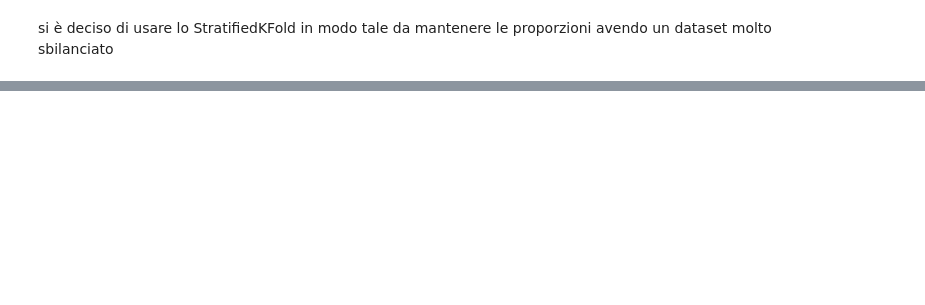
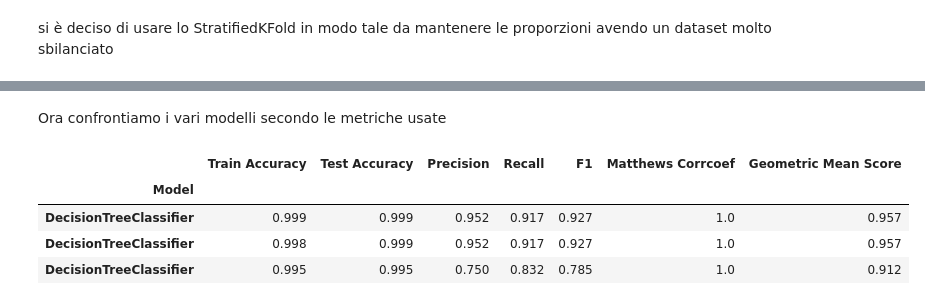
Before and after one commit to DanieleCecca/ICON-Project, a Jupyter notebook: Classification/classificazione.ipynb, the cells around one changed output, grey strips where cells are left out. Saved outputs shown, nothing was run; the diff lists cells and outputs as text; code cells hidden in the pictures; blank space fills up the shorter version.

```diff
--- a/Classification/classificazione.ipynb
+++ b/Classification/classificazione.ipynb
@@ -425,0 +778,17 @@ Test score: 0.9961240310077519
+# %%
+# in param_grid sono definiti gli iperparametri
+# TODO definire iper parametri per ogni metodo di classificazione
+param_grid = {'C': [0.1, 1, 10, 100, 1000],
+              'gamma': [1, 0.1, 0.01, 0.001, 0.0001],
+              'kernel': ['rbf']
+              }
+
+new_params = {'classifier__' + key: param_grid[key] for key in param_grid}
+
+# TODO verificare per quale motivo non funzionano le altre metriche
+grid_search = GridSearchCV(estimator=pipeline,
+                           param_grid=new_params,
+                           scoring='accuracy',
+                           cv=stratified_kfold,
+                           verbose = 5,
+                           n_jobs=-1) # utilizzerà tutti i processori disponibili
@@ -425,0 +829,33 @@ Test score: 0.9961240310077519
+# %%
+scoring_list.append(dict([
+    ('Model', 'SVM'),
+    ('Train Accuracy', round(cv_score, 3)),
+    ('Test Accuracy', round(accuracy, 3)),
+    ('Precision', round(precision, 3)),
+    ('Recall', round(recall, 3)),
+    ('F1', round(f1, 3)),
+    ('Matthews Corrcoef', round(mcc)),
+    ('Geometric Mean Score', round(gm, 3))
+     ]))
+# %% [markdown]
+Ora confrontiamo i vari modelli secondo le metriche usate
+# %%
+results = pd.DataFrame(data=scoring_list)
+results = results[['Model',
+                   'Train Accuracy',
+                   'Test Accuracy',
+                   'Precision',
+                   'Recall',
+                   'F1',
+                   'Matthews Corrcoef',
+                   'Geometric Mean Score']]
+
+results = results.sort_values(by='Recall', ascending=False)
+results = results.set_index('Model')
+results
+# %% [output]
+|  | Train Accuracy | Test Accuracy | Precision | Recall | F1 | Matthews Corrcoef | Geometric Mean Score |
+| Model |  |  |  |  |  |  |  |
+| DecisionTreeClassifier | 0.999 | 0.999 | 0.952 | 0.917 | 0.927 | 1.0 | 0.957 |
+| DecisionTreeClassifier | 0.998 | 0.999 | 0.952 | 0.917 | 0.927 | 1.0 | 0.957 |
+| DecisionTreeClassifier | 0.995 | 0.995 | 0.750 | 0.832 | 0.785 | 1.0 | 0.912 |
```
Also changed, not shown: parts of 76 cells of this notebook, 4 other files.
